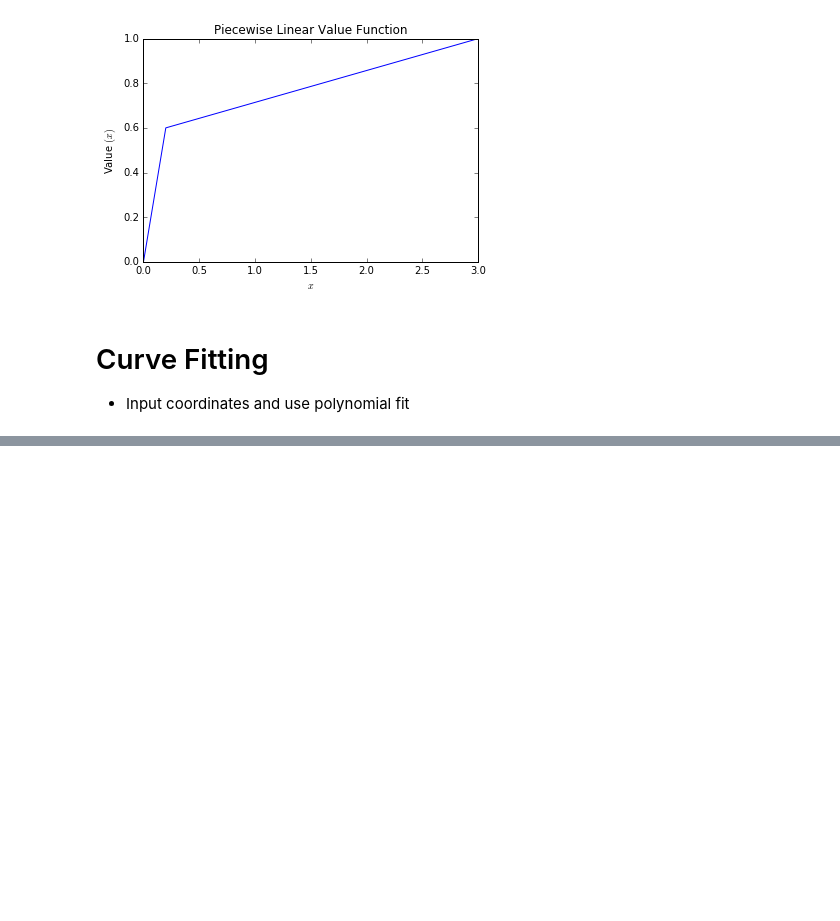
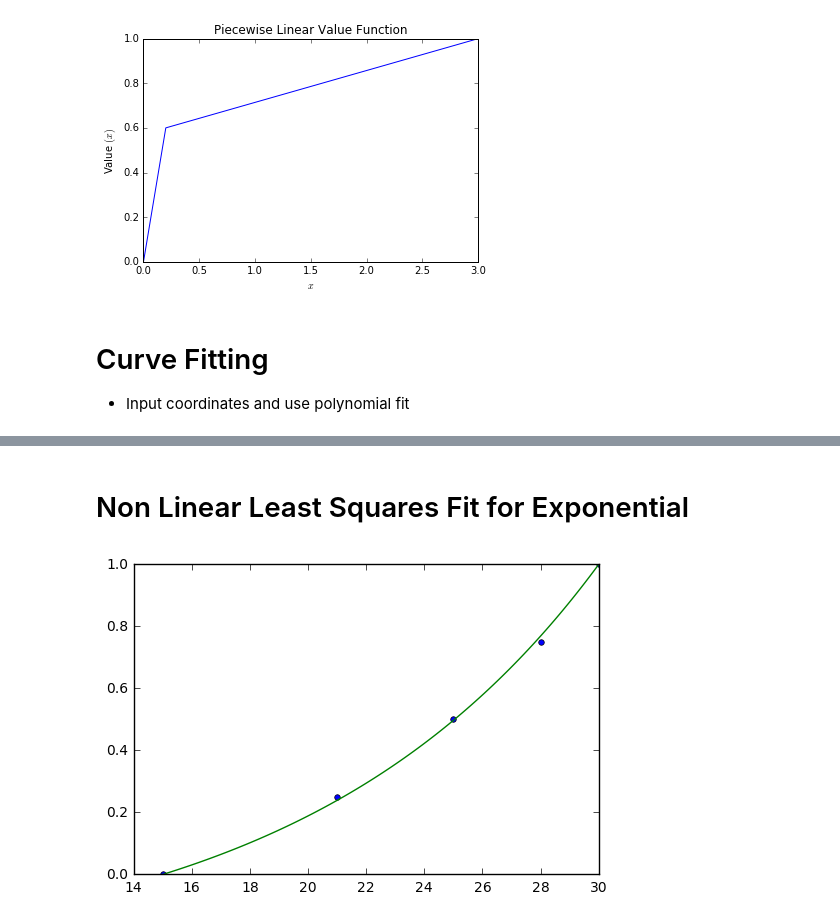
Before and after one commit to dmryer/Python, a Jupyter notebook: Value Functions.ipynb, the cells around one changed output, grey strips where cells are left out. Saved outputs shown, nothing was run; the diff lists cells and outputs as text; code cells hidden in the pictures; blank space fills up the shorter version.

```diff
--- a/Value Functions.ipynb
+++ b/Value Functions.ipynb
@@ -142,0 +143,42 @@ plt.show()
+# %% [markdown]
+# Non Linear Least Squares Fit for Exponential
+# %%
+# https://docs.scipy.org/doc/scipy-0.18.1/reference/generated/scipy.optimize.curve_fit.html
+# Use non-linear least squares to fit a function, f, to data.
+
+%matplotlib inline
+
+import numpy as np
+import scipy.optimize as optimization
+from scipy.optimize import curve_fit
+import matplotlib.pyplot as plt
+
+def func(x, gamma):
+    return (1-np.exp(-gamma*(x-xlow)))/(1-np.exp(-gamma*(xhigh-xlow)))
+
+# Input Inital Metrics
+xlow = 15.0
+x2 = 21.0
+xmid = 25.0
+x4 = 28.0
+xhigh = 30.0
+
+# Create Intital Data Array
+xdata = np.array([xlow, x2, xmid, x4, xhigh])
+ydata = np.linspace(0, 1, 5)
+
+# Starting Guess for Gamma Parameter
+gamma0 = 0.1
+
+# Use non-linear least squares to fit a function to data.
+optcalc = optimization.curve_fit(func, xdata, ydata, gamma0)
+# Grab Optimal Value for Gamma
+gammaBest = optcalc[0]
+
+plt.plot(xdata, ydata, 'o', markersize=4, label='data')
+xline = np.linspace(xlow, xhigh, 100)
+fitdata = func(xline, gammaBest)
+plt.plot(xline, fitdata)
+plt.show()
+# %% [output]
+[figure, added]
```
Also changed, not shown: parts of 2 cells of this notebook.
